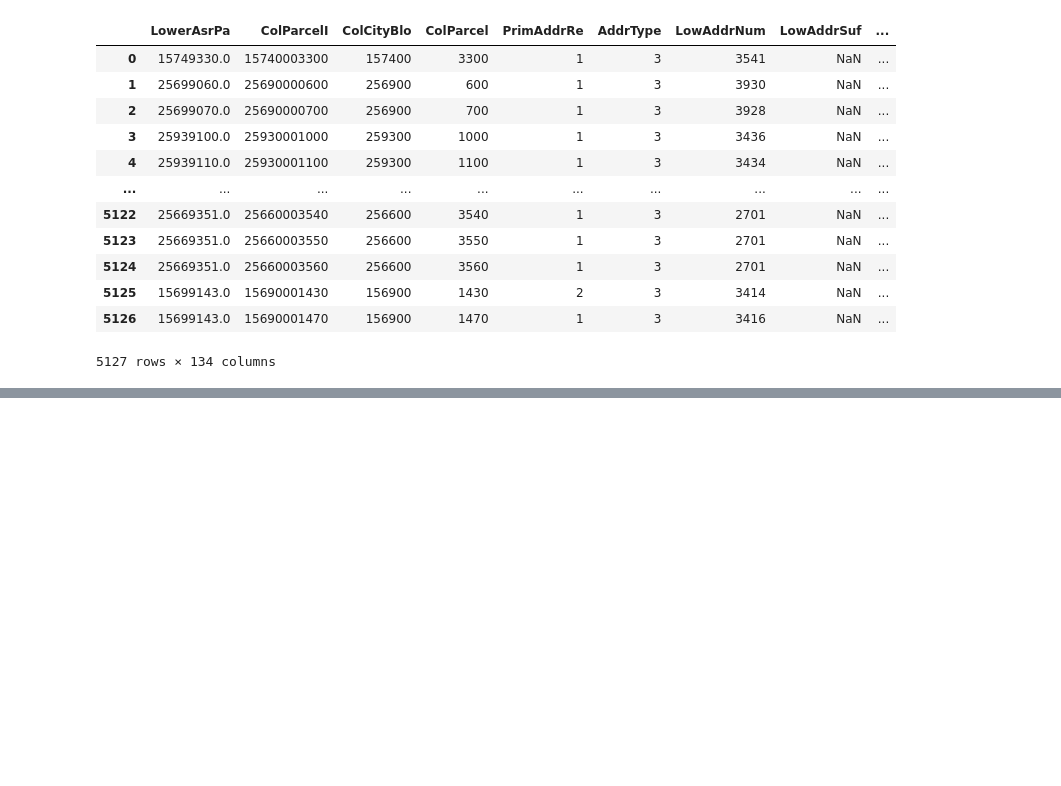
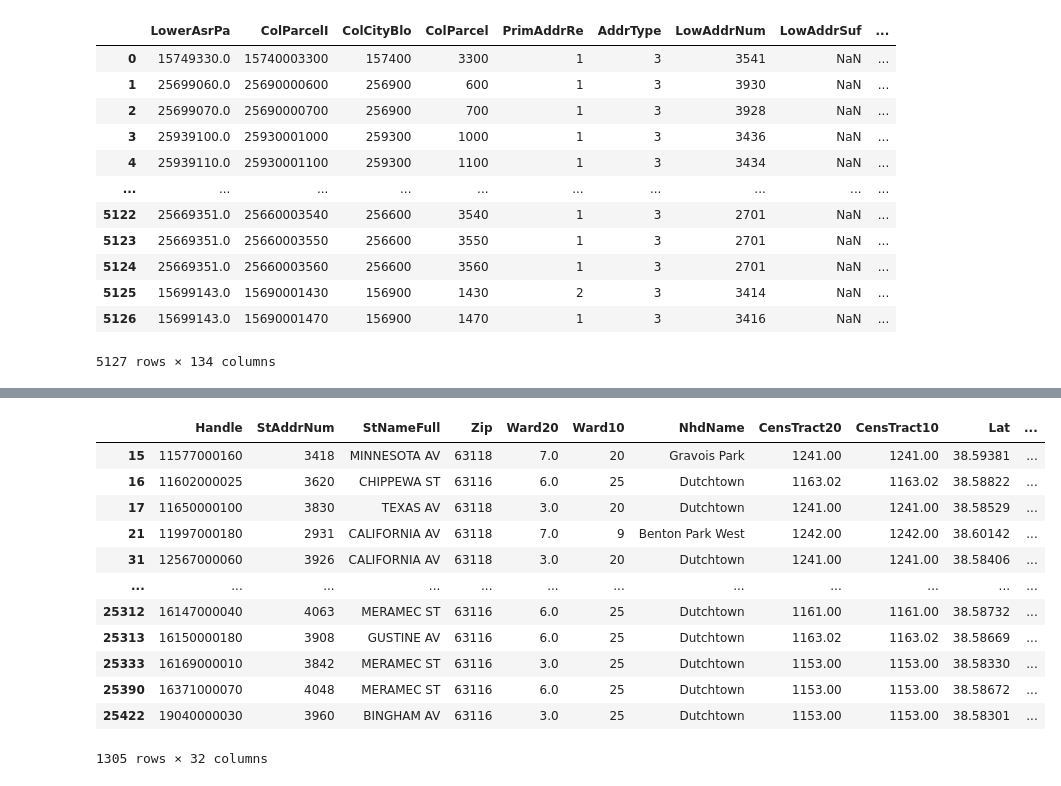
Before and after one commit to luke-lite/Dutchtown, a Jupyter notebook: vacay.ipynb, the cells around one changed output, grey strips where cells are left out. Cells and saved outputs as stored; diff of their text form; code cells hidden in the pictures; blank space fills up the shorter version.

```diff
--- a/vacay.ipynb
+++ b/vacay.ipynb
@@ -95,0 +56,20 @@ missing
+# %%
+# gj_curr = stl_vacancy_curr[stl_vacancy_curr['NhdName' ==]]
+neighborhoods = ['Gravois Park', 'Benton Park West', 'Dutchtown', 'Mount Pleasant']
+mask = stl_vacancy_curr['NhdName'].isin(neighborhoods)
+gj_curr = stl_vacancy_curr[mask]
+gj_curr
+# %% [output]
+|  | Handle | StAddrNum | StNameFull | Zip | Ward20 | Ward10 | NhdName | CensTract20 | CensTract10 | Lat | ... |
+| 15 | 11577000160 | 3418 | MINNESOTA AV | 63118 | 7.0 | 20 | Gravois Park | 1241.00 | 1241.00 | 38.59381 | ... |
+| 16 | 11602000025 | 3620 | CHIPPEWA ST | 63116 | 6.0 | 25 | Dutchtown | 1163.02 | 1163.02 | 38.58822 | ... |
+| 17 | 11650000100 | 3830 | TEXAS AV | 63118 | 3.0 | 20 | Dutchtown | 1241.00 | 1241.00 | 38.58529 | ... |
+| 21 | 11997000180 | 2931 | CALIFORNIA AV | 63118 | 7.0 | 9 | Benton Park West | 1242.00 | 1242.00 | 38.60142 | ... |
+| 31 | 12567000060 | 3926 | CALIFORNIA AV | 63118 | 3.0 | 20 | Dutchtown | 1241.00 | 1241.00 | 38.58406 | ... |
+| ... | ... | ... | ... | ... | ... | ... | ... | ... | ... | ... | ... |
+| 25312 | 16147000040 | 4063 | MERAMEC ST | 63116 | 6.0 | 25 | Dutchtown | 1161.00 | 1161.00 | 38.58732 | ... |
+| 25313 | 16150000180 | 3908 | GUSTINE AV | 63116 | 6.0 | 25 | Dutchtown | 1163.02 | 1163.02 | 38.58669 | ... |
+| 25333 | 16169000010 | 3842 | MERAMEC ST | 63116 | 3.0 | 25 | Dutchtown | 1153.00 | 1153.00 | 38.58330 | ... |
+| 25390 | 16371000070 | 4048 | MERAMEC ST | 63116 | 6.0 | 25 | Dutchtown | 1153.00 | 1153.00 | 38.58672 | ... |
+| 25422 | 19040000030 | 3960 | BINGHAM AV | 63116 | 3.0 | 25 | Dutchtown | 1153.00 | 1153.00 | 38.58301 | ... |
+1305 rows × 32 columns
```
Also changed, not shown: parts of 39 cells of this notebook.
